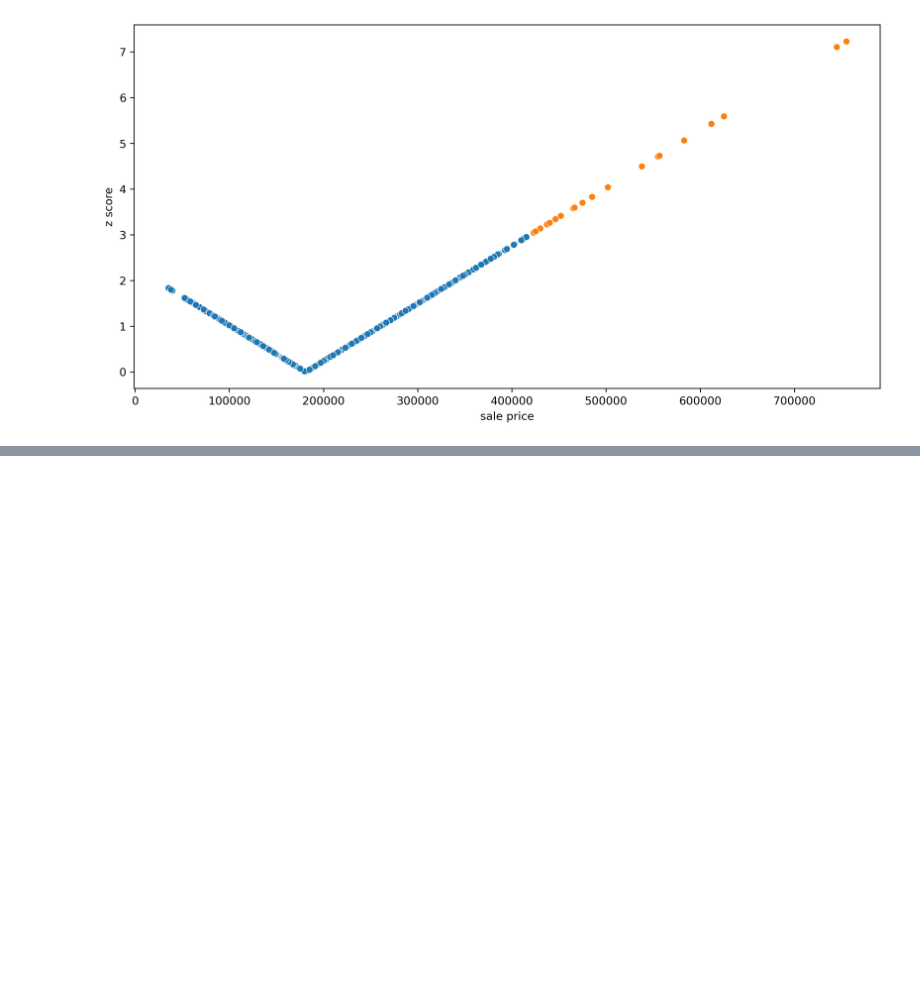
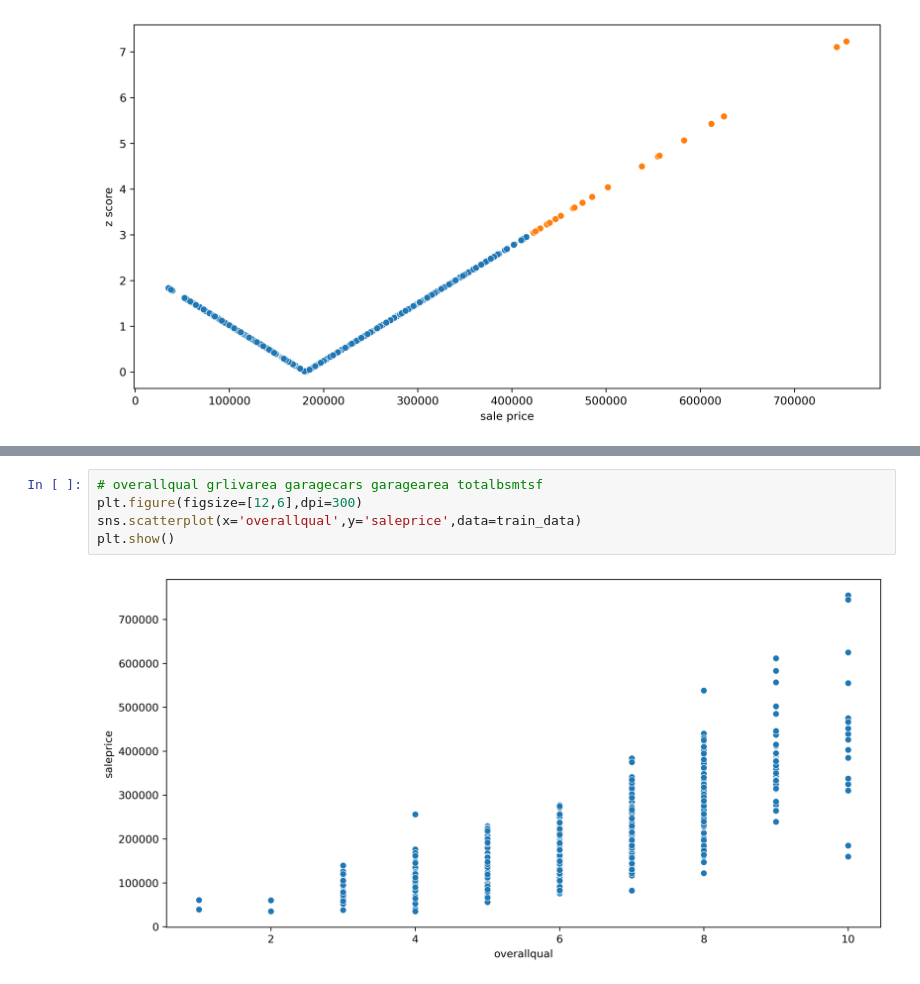
Before and after one commit to ashen007/pandas_data_analysis, a Jupyter notebook: v_3/r_3.ipynb, the cells around one changed output, grey strips where cells are left out. Saved outputs shown, nothing was run; the diff lists cells and outputs as text; blank space fills up the shorter version.

```diff
--- a/v_3/r_3.ipynb
+++ b/v_3/r_3.ipynb
@@ -57,0 +85,7 @@ plt.show()
+# %%
+# overallqual grlivarea garagecars garagearea totalbsmtsf
+plt.figure(figsize=[12,6],dpi=300)
+sns.scatterplot(x='overallqual',y='saleprice',data=train_data)
+plt.show()
+# %% [output]
+[figure, added]
```
Also changed, not shown: parts of 3 cells of this notebook.
